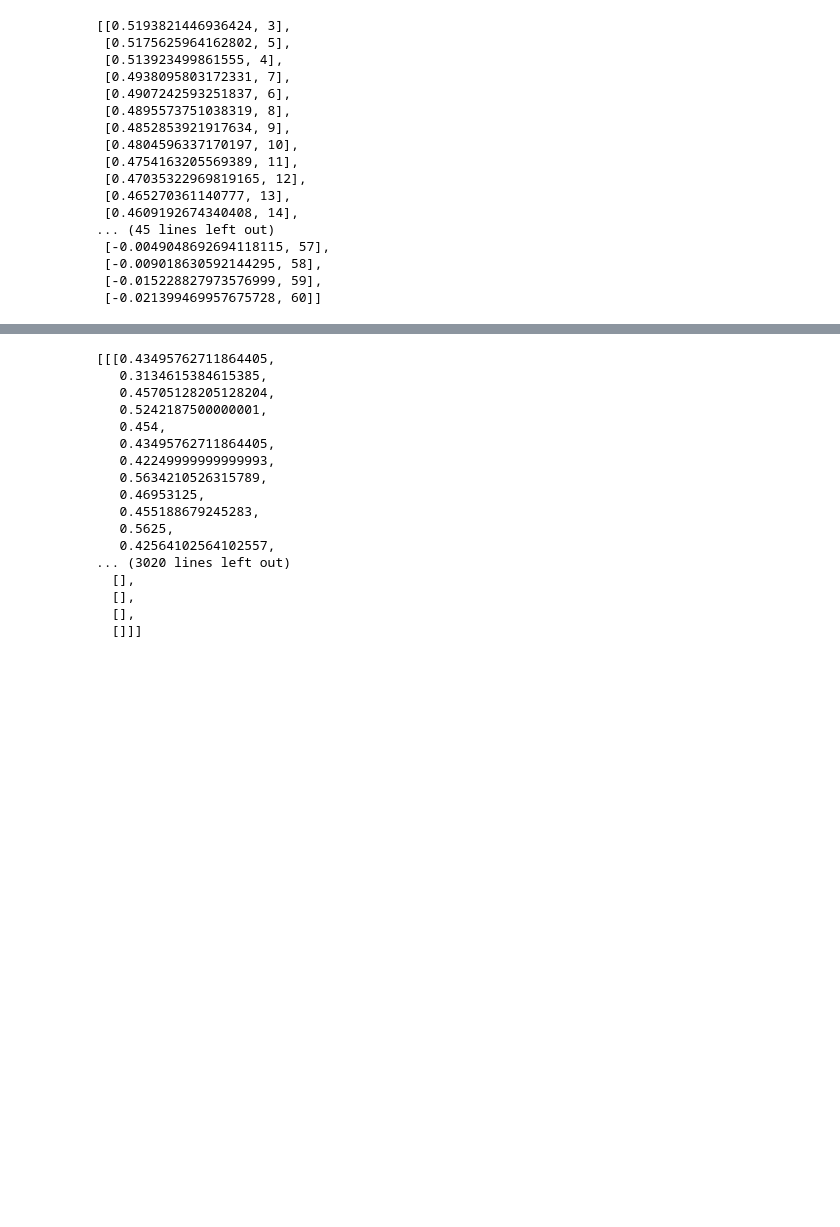
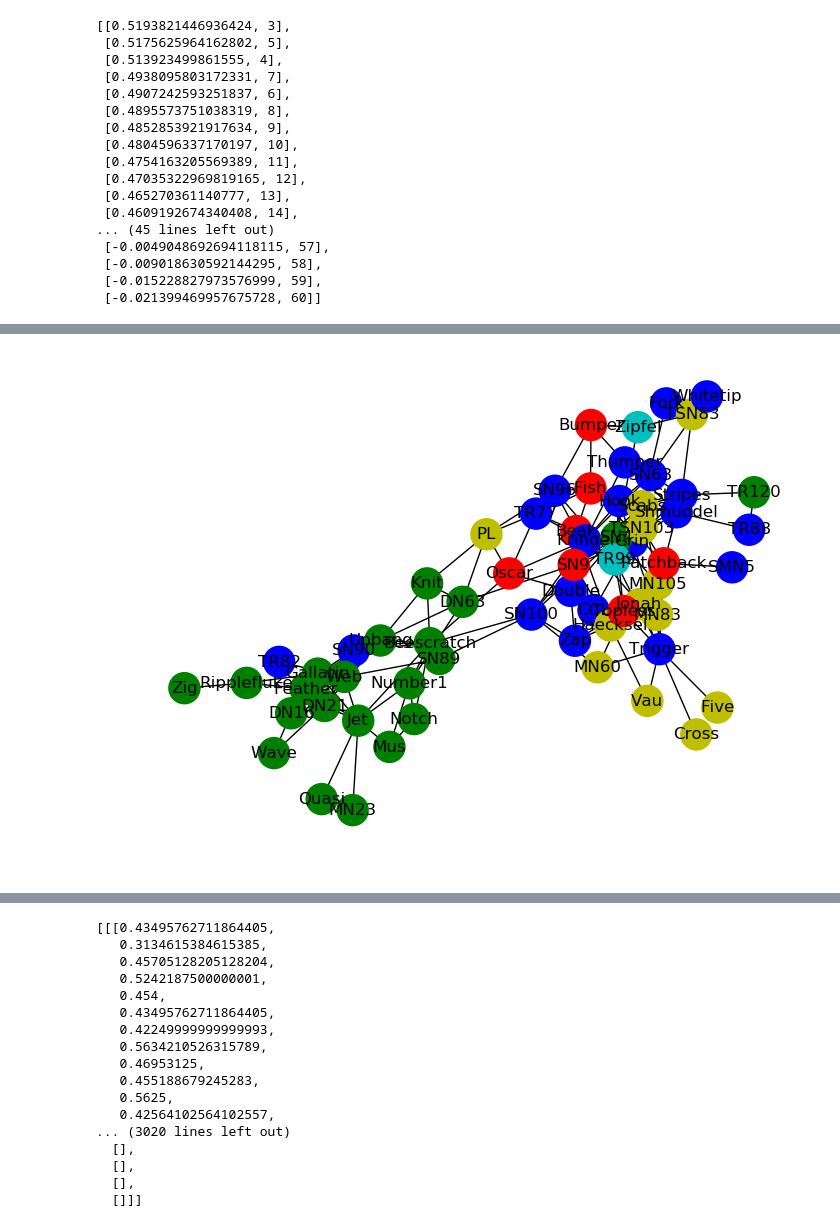
Before and after one commit to vms10/TPC3, a Jupyter notebook: tp3.ipynb, the cells around one changed output, grey strips where cells are left out. Cells and saved outputs as stored; diff of their text form; code cells hidden in the pictures; blank space fills up the shorter version.

```diff
--- a/tp3.ipynb
+++ b/tp3.ipynb
@@ -273,0 +330,10 @@ for c in a[3]:
+# %%
+nx.draw(G,  with_labels=True,
+        cmap=plt.get_cmap('plasma'),
+        node_color=list(dict.values()),
+        node_size=500,
+        alpha=1)
+
+plt.show()
+# %% [output]
+[figure, added]
```
Also changed, not shown: parts of 15 cells of this notebook.
